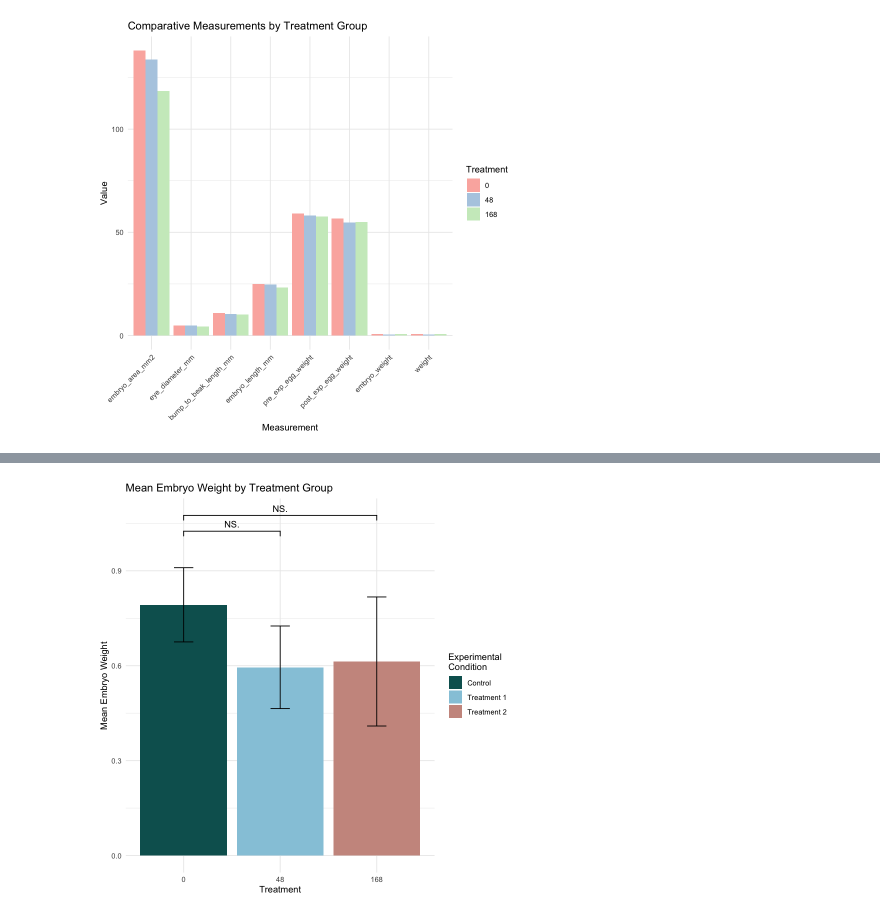
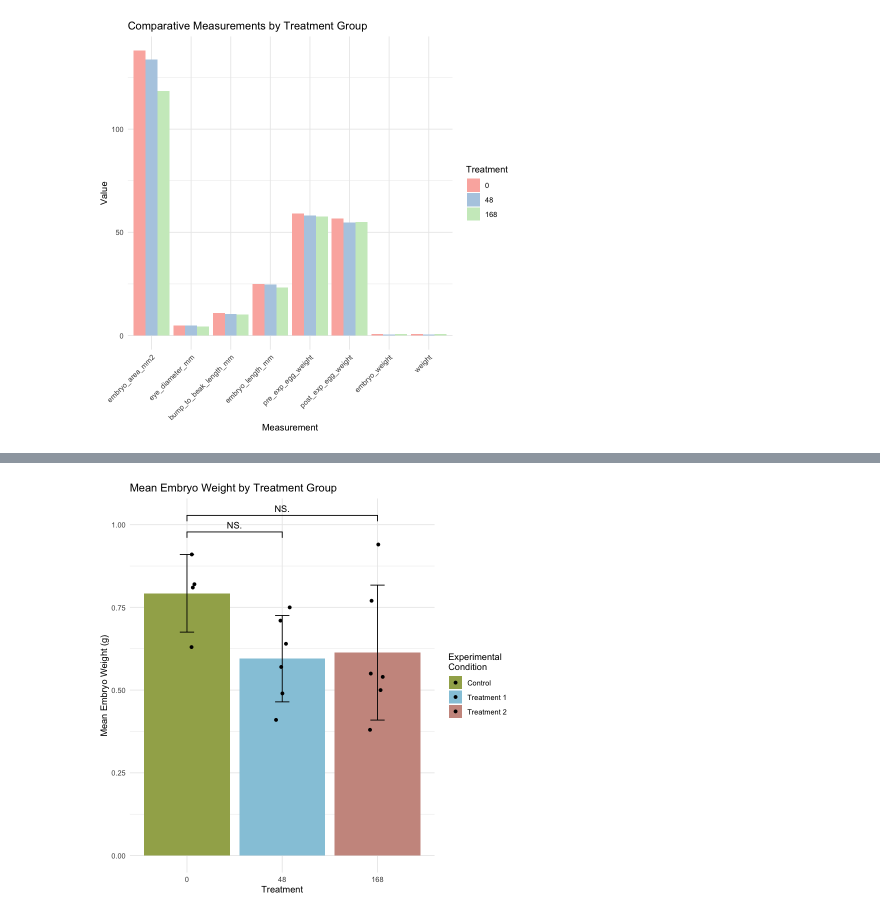
Before and after one commit to redradman/BIOL331_hypothesis_testing, a Jupyter notebook: Analysis.ipynb, the cells around one changed output, grey strips where cells are left out. Drawn from its saved outputs; the diff is of its cells as text; code cells hidden in the pictures.

Commit message:
add the points to final graph

```diff
--- a/Analysis.ipynb
+++ b/Analysis.ipynb
@@ -1158,7 +1158,10 @@ data_summary <- data %>%
 # Creating the bar chart with specified colors, custom x-axis labels, and custom legend title
 ggplot(data_summary, aes(x = factor(treatment), y = mean_embryo_weight, fill = treatment)) +
   geom_bar(stat = "identity", position = position_dodge()) +
-  geom_errorbar(aes(ymin = lower, ymax = upper), width = .2, position = position_dodge(.9)) +
+  geom_point(data = data, aes(x = factor(treatment), y = embryo_weight, group = treatment),
+             position = position_jitterdodge(jitter.width = 0.4), color = "black") +
+
+  geom_errorbar(aes(ymin = lower, ymax = upper), width = .15, position = position_dodge(.9)) +
 
   # scale_fill_discrete(name="Experimental\nCondition",
   #                        breaks=c("ctrl", "trt1", "trt2"),
@@ -1166,13 +1169,13 @@ ggplot(data_summary, aes(x = factor(treatment), y = mean_embryo_weight, fill = t
 
 
  geom_signif(comparisons = list(c("0", "48"), c("0", "168")),
-              map_signif_level=TRUE,y_position = c(1, 1.05)) +
+              map_signif_level=TRUE,y_position = c(.95, 1.)) +
 
 
-  labs(x = "Treatment", y = "Mean Embryo Weight",
+  labs(x = "Treatment", y = "Mean Embryo Weight (g)",
        title = "Mean Embryo Weight by Treatment Group", fill = "Treatment Type") +
   theme_minimal() +
-   scale_fill_manual(values=c(col_green, col_sky, col_brown),
+   scale_fill_manual(values=c(col_olive, col_sky, col_brown),
                        name="Experimental\nCondition",
                        # breaks=c("ctrl", "trt1", "trt2"),
                        labels=c("Control", "Treatment 1", "Treatment 2")
@@ -1184 +1189 @@ ggplot(data_summary, aes(x = factor(treatment), y = mean_embryo_weight, fill = t
-[figure, old version]
+[figure, new version]
```
Also changed, not shown: parts of 1 cell of this notebook.
